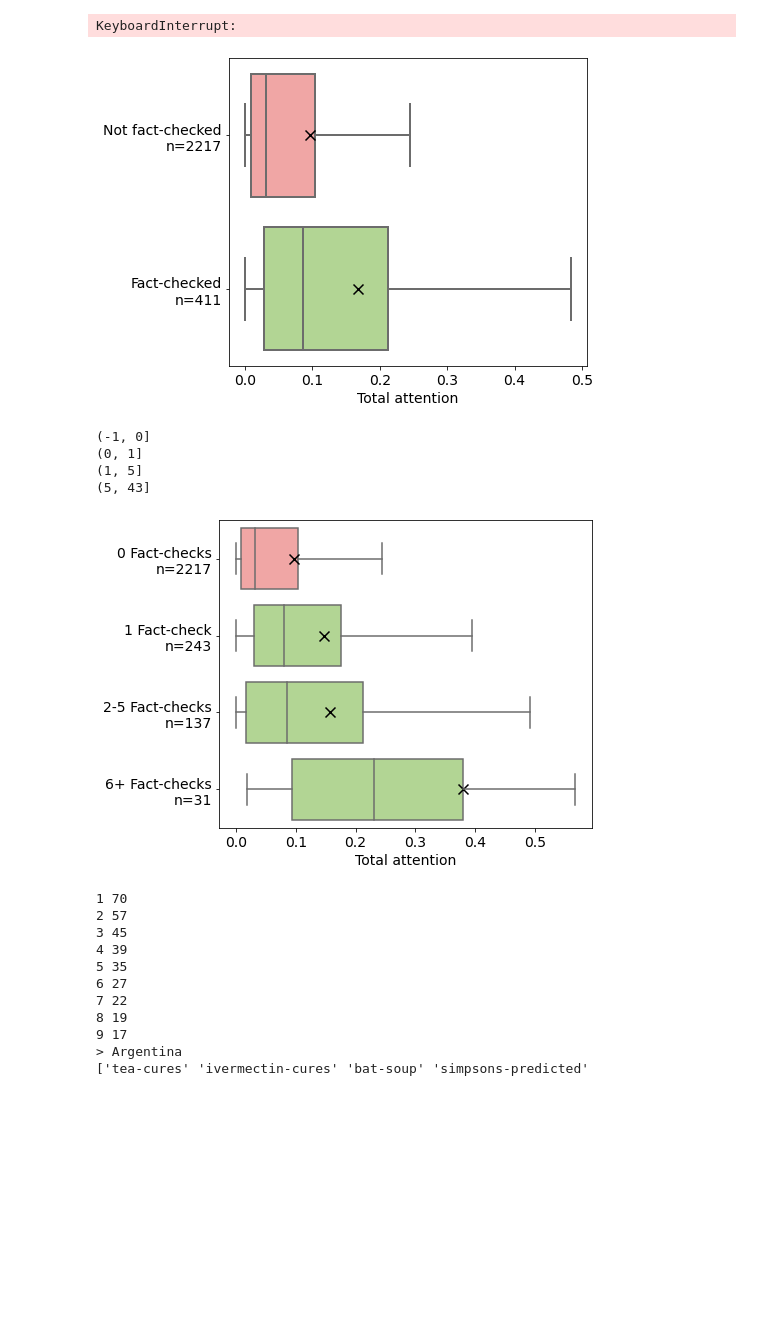
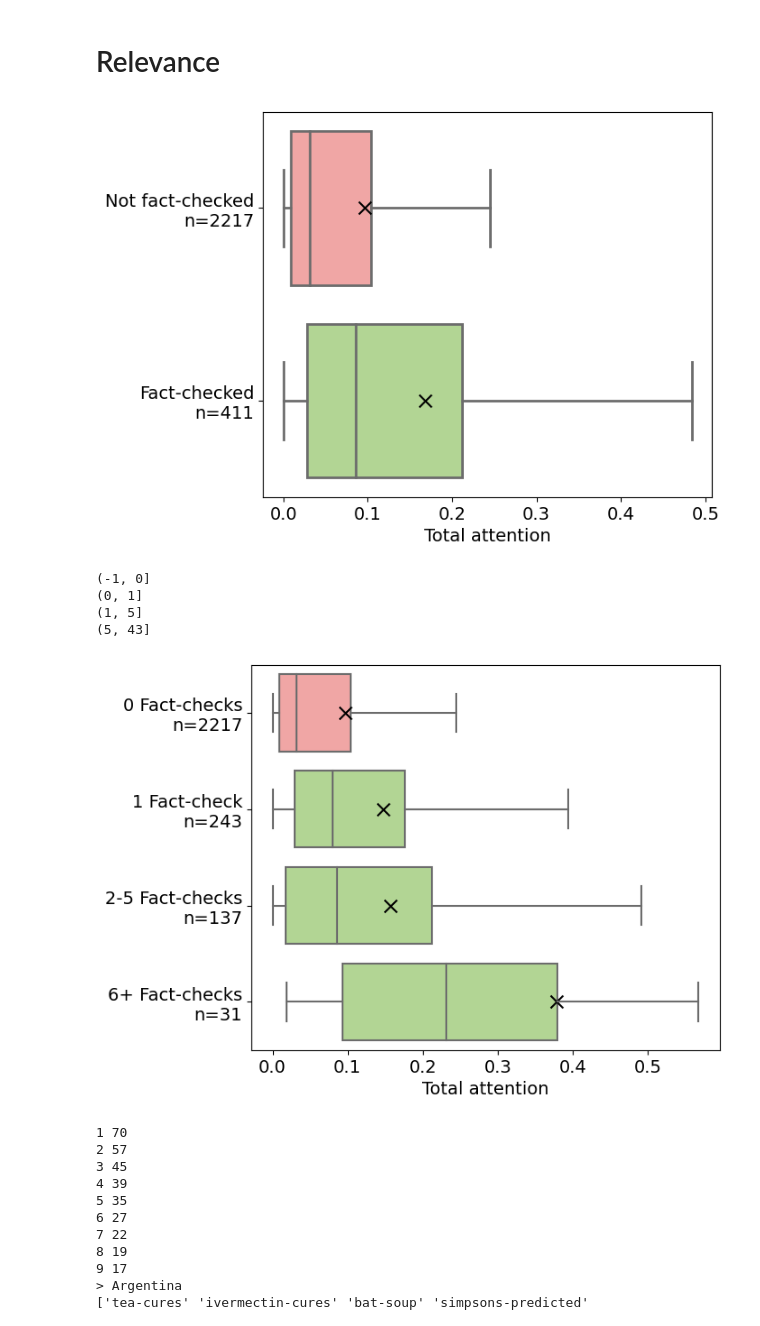
Before and after one commit to epfl-dlab/fact-checkers-fact-check, a Jupyter notebook: analyses/analysis.ipynb, the cells around one changed output. Drawn from its saved outputs; the diff is of its cells as text; code cells hidden in the pictures; blank space fills up the shorter version.

```diff
--- a/analyses/analysis.ipynb
+++ b/analyses/analysis.ipynb
@@ -28,6 +29,7 @@ import numpy as np
 import matplotlib.pyplot as plt
 import seaborn as sns
 from utils import set_size
+
 # Loads data
 df_ts = pd.read_csv("../data/df_ts.csv.gz", compression="infer")
 df_fc = pd.read_csv("../data/df_fc.csv", compression="infer")
@@ -44,14 +46,14 @@ claims = set(df_casv.claim.values)
 org2country = dict(pd.read_csv("../data/organizations.csv",
                                compression="infer").set_index("organization").country_org)
 # Creates a value with the last_casv for each row
-last_casv = df_casv.groupby(["claim", "country"]).last()\
-                   .reset_index().rename({"casv": "last_casv"}, axis=1)
-df_casv = df_casv.merge(last_casv[["claim", "country", "last_casv"]], how="left", left_on=["claim","country"],
-                        right_on=["claim","country"])
+last_casv = df_casv.groupby(["claim", "country"]).last()
+    .reset_index().rename({"casv": "last_casv"}, axis=1)
+df_casv = df_casv.merge(last_casv[["claim", "country", "last_casv"]], how="left", left_on=["claim", "country"],
+                        right_on=["claim", "country"])
 
 # Normalizes casv relative to last_casv for each treshold
 df_casv["casv_norm"] = None
 th = 0.005
 df_casv["th"] = df_casv["last_casv"] > th
 df_casv.loc[df_casv.th, "casv_norm"] = df_casv.loc[df_casv.th, "casv"] / df_casv.loc[df_casv.th, "last_casv"]
-df_casv["closest_sunday"]  = df_casv["date"].apply(str)
+df_casv["closest_sunday"] = df_casv["date"].apply(str)
@@ -117,28 +102,27 @@ for country in countries:
         tmp = df_casv.loc[(df_casv.code == code) & (df_casv.claim == claim), "last_casv"]
         tmp2 = df_fc_p[(df_fc_p.code == code) & (df_fc_p.claim == claim)]
         tmp4 = df_fc_p_org[(df_fc_p.code == code) & (df_fc_p.claim == claim)]
-        tmp3 =  df_casv.loc[(df_casv.code == code) & (df_casv.claim == claim), "refv_norm"]
+        tmp3 = df_casv.loc[(df_casv.code == code) & (df_casv.claim == claim), "refv_norm"]
         tmp5 = df_fc_p.loc[(df_fc_p.code == code) &
                            (df_fc_p.claim == claim)].sort_values("date_x").casv_norm.values
         tmp6 = df_fc_p_org.loc[(df_fc_p_org.code == code) &
                                (df_fc_p_org.claim == claim)].sort_values("date_x").casv_norm.values
         if len(tmp) > 0:
             df.append(
-            {
-                "claim": claim,
-                "code": country2code[country],
-                "country": country,
-                "last_casv": tmp.values[0],
-                "kg": claim2kg[claim.replace(".csv", "")],
-                "fc": len(tmp2) > 0,
-                "fcn": len(tmp2),
-                "fc_org": len(tmp4) > 0,
-                "fcn_org": len(tmp4),
-                "refv_norm":  tmp3.values[0],
-                "casv_norm_first": tmp5[0] if len(tmp5) > 0 else None,
-                "casv_norm_first_org": tmp6[0]  if len(tmp6) > 0 else None
-            })
-
+                {
+                    "claim": claim,
+                    "code": country2code[country],
+                    "country": country,
+                    "last_casv": tmp.values[0],
+                    "kg": claim2kg[claim.replace(".csv", "")],
+                    "fc": len(tmp2) > 0,
+                    "fcn": len(tmp2),
+                    "fc_org": len(tmp4) > 0,
+                    "fcn_org": len(tmp4),
+                    "refv_norm": tmp3.values[0],
+                    "casv_norm_first": tmp5[0] if len(tmp5) > 0 else None,
+                    "casv_norm_first_org": tmp6[0] if len(tmp6) > 0 else None
+                })
 
 df_casv_claim = pd.DataFrame(df).reset_index(drop=True)
 df_casv_claim["th"] = df_casv_claim["last_casv"] > th
@@ -146,11 +130,11 @@ fc_per_country = dict(df_casv_claim.groupby("country").fc.sum())
 fc_per_claim = dict(df_casv_claim.groupby("claim").fc.sum())
 df_casv_claim["fc_per_country"] = df_casv_claim.country.apply(lambda x: fc_per_country[x])
 df_casv_claim["fc_per_claim"] = df_casv_claim.claim.apply(lambda x: fc_per_claim[x])
-# %% [output]
-KeyboardInterrupt:
 # %%
 df_fc_p["fc_per_country"] = df_fc_p.country.apply(lambda x: fc_per_country[x])
 df_fc_p_org["fc_per_country"] = df_fc_p_org.country.apply(lambda x: fc_per_country[x])
+# %% [markdown]
+# Relevance
 # %%
 import scipy.stats
 
@@ -160,7 +144,7 @@ sns.boxplot(x="last_casv", y="fc", data=df_casv_claim, showfliers=False, ax=ax,
             palette=np.array(["#FC9A98", "#B1E089"]))
 ax.set_ylabel("")
 ax.set_yticklabels(["Not fact-checked\nn=" + str(len(df_casv_claim[~df_casv_claim.fc])),
-                    "Fact-checked\nn="+ str(len(df_casv_claim[df_casv_claim.fc]))])
+                    "Fact-checked\nn=" + str(len(df_casv_claim[df_casv_claim.fc]))])
 
 ax.set_xlabel("Total attention")
 
@@ -168,43 +152,41 @@ last_casv_nfc = df_casv_claim[~df_casv_claim.fc].last_casv
 last_casv_fc = df_casv_claim[df_casv_claim.fc].last_casv
 ax.scatter([last_casv_nfc.mean()], [0], color="black", marker="x", s=100)
 ax.scatter([last_casv_fc.mean()], [1], color="black", marker="x", s=100)
-set_size(fig, (7,5))
-
-fig.savefig('../images/relevance_1.pdf', bbox_inches = 'tight')
+set_size(fig, (7, 5))
+plt.show()
+fig.savefig('../images/relevance_1.pdf', bbox_inches='tight')
 # %% [output]
-[figure, old version]
+[figure, new version]
 # %%
 fig, ax = plt.subplots(1, figsize=(7, 5))
 
-
 df_casv_claim["kbin"] = pd.cut(df_casv_claim["fcn"].astype(float).values, bins=(-1, 0, 1, 5, 43), right=True)
 
-
 sns.boxplot(y="kbin", x="last_casv", data=df_casv_claim, showfliers=False,
-           palette=np.array(["#FC9A98"] + ["#B1E089"]*5))
+            palette=np.array(["#FC9A98"] + ["#B1E089"] * 5), ax=ax)
 
 acc = ["0 Fact-checks", "1 Fact-check", "2-5 Fact-checks", "6+ Fact-checks"]
 for idx, kbin in enumerate(sorted(set(df_casv_claim["kbin"].values))):
     print(kbin)
     casv_kbin = df_casv_claim[df_casv_claim.kbin == kbin].last_casv
     ax.scatter([df_casv_claim[df_casv_claim.kbin == kbin].last_casv.mean()],
                [idx], color="black", marker="x", s=100)
     acc[idx] += "\nn=" + str(len(casv_kbin))
 
 ax.set_ylabel("")
 
 ax.set_yticklabels(acc)
 
 ax.set_xlabel("Total attention")
-set_size(fig, (7,5))
-
-fig.savefig('../images/relevance_2.pdf', bbox_inches = 'tight')
+set_size(fig, (7, 5))
+plt.show()
+fig.savefig('../images/relevance_2.pdf', bbox_inches='tight')
 # %% [output]
 (-1, 0]
 (0, 1]
 (1, 5]
 (5, 43]
-[figure, old version]
+[figure, new version]
 # %%
 def get_top_k(df, k=3):
     fc = df[df.fc].sort_values("last_casv", ascending=False)
```
Also changed, not shown: parts of 14 cells of this notebook, 6 other files.
